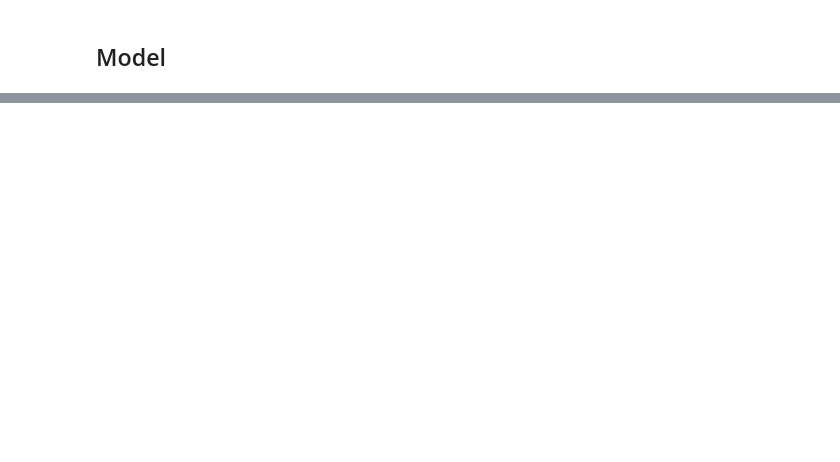
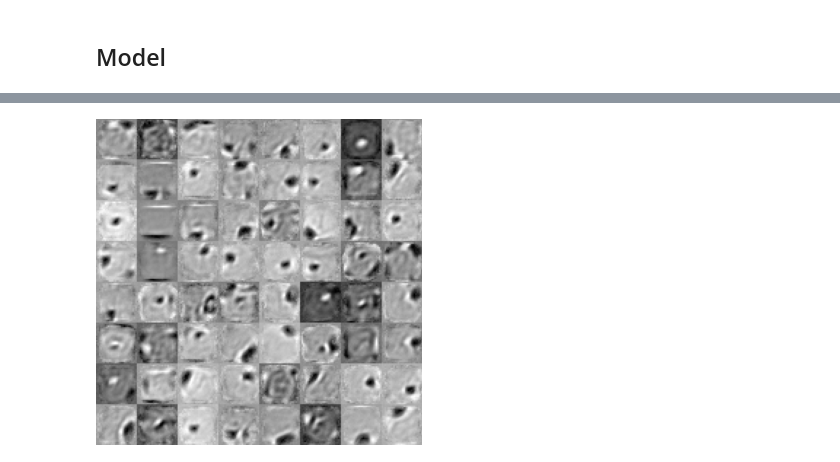
Before and after one commit to stwind/notebooks, a Jupyter notebook: rbm-tf.ipynb, the cells around one changed output, grey strips where cells are left out. Cells and saved outputs as stored; diff of their text form; code cells hidden in the pictures; blank space fills up the shorter version.

```diff
--- a/rbm-tf.ipynb
+++ b/rbm-tf.ipynb
@@ -189,3 +194,18 @@ plt.show()
+# %%
+dim = np.array([8, 8])
+fig, ax = plt.subplots(figsize=(6, 6))
+
+img = np.zeros(dim * size, dtype=np.float32)
+for i in range(dim.prod()):
+    x, y = divmod(i, dim[1])
+    img[x*size:(x+1)*size, y*size:(y+1)*size] = W[:,i].reshape(28,28)
+ax.imshow(img, cmap="gray")
+ax.set_axis_off()
+
+with plt.rc_context({"savefig.pad_inches": 0}):
+    plt.show()
+# %% [output]
+[figure, added]
 # %%
 model.save("rbm")
 # %% [output]
```
Also changed, not shown: parts of 8 cells of this notebook.
